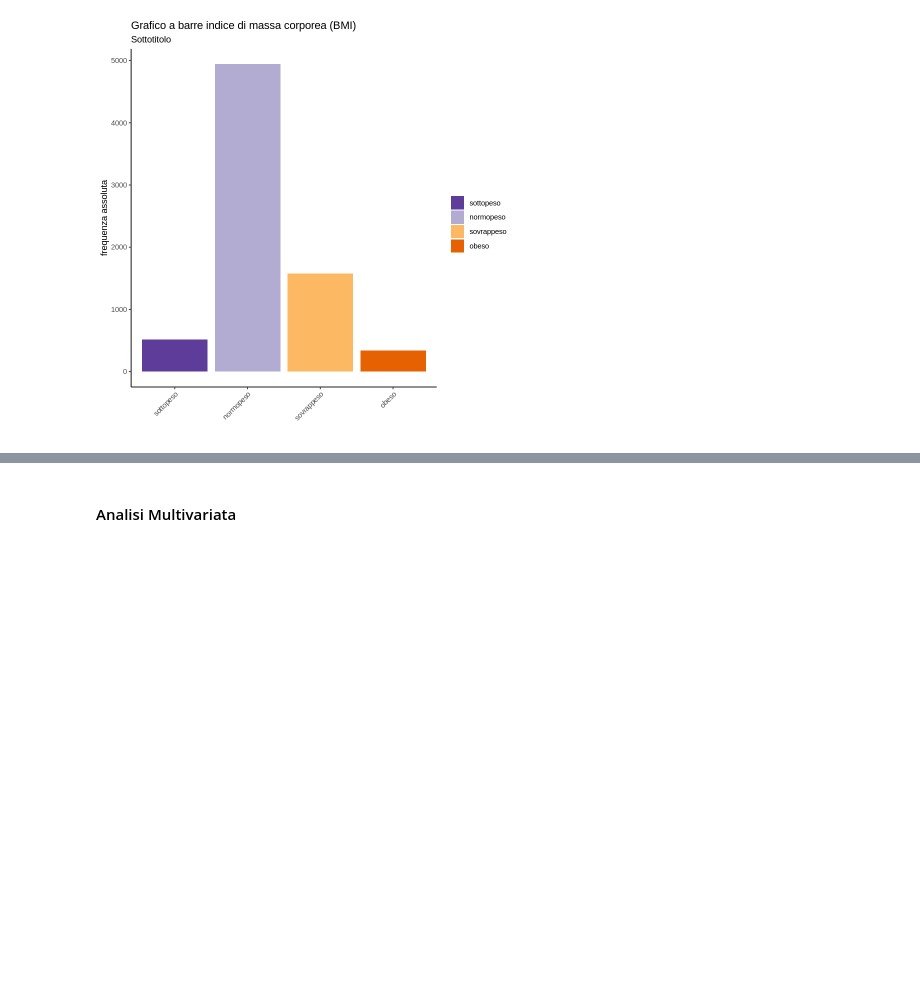
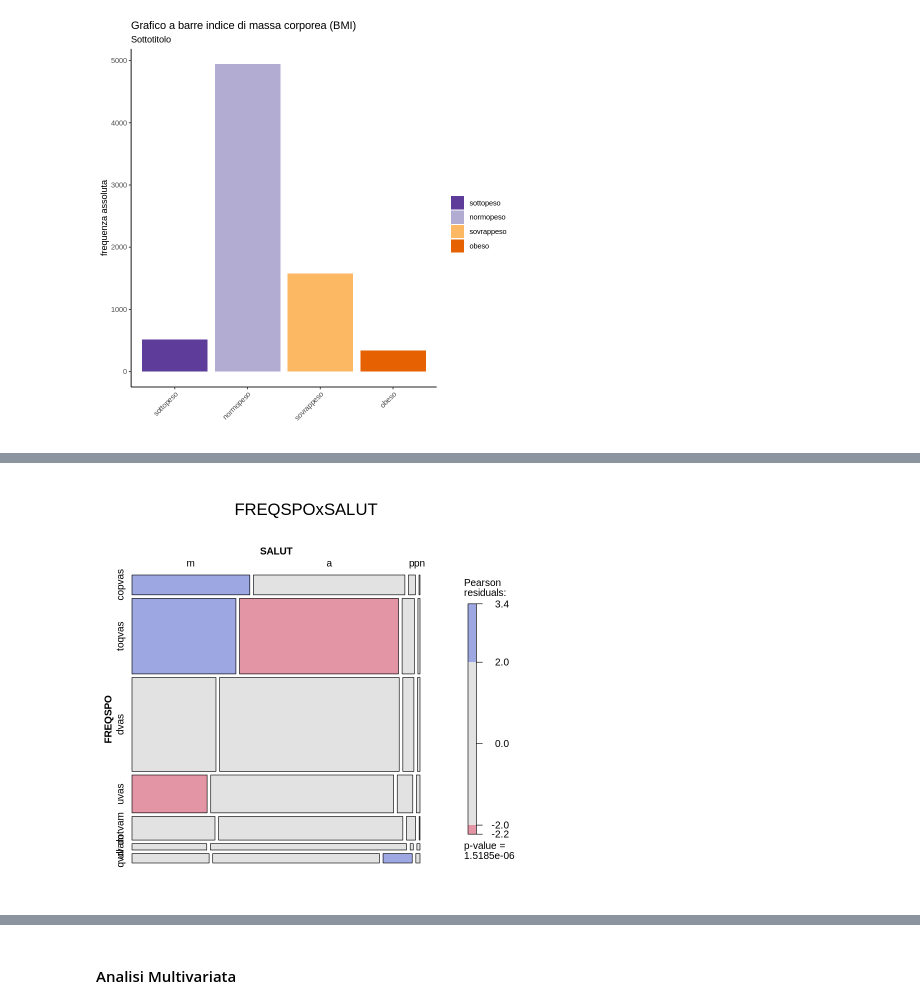
Before and after one commit to bolps/vdm2020, a Jupyter notebook: Progetto_VDM_Sport_e_alimentazione.ipynb, the cells around one changed output, grey strips where cells are left out. Cells and saved outputs as stored; diff of their text form; code cells hidden in the pictures; blank space fills up the shorter version.

```diff
--- a/Progetto_VDM_Sport_e_alimentazione.ipynb
+++ b/Progetto_VDM_Sport_e_alimentazione.ipynb
@@ -1754,0 +533,3 @@ X-squared = 104.02, df = 6, p-value < 2.2e-16
+# %%
+mosaic(~ FREQSPO + SALUT, data = AVQ18.sport, main = "FREQSPOxSALUT", shade = TRUE, legend = TRUE,abbreviate_labs = T)
+# %% [output]
@@ -1754,0 +538 @@ X-squared = 104.02, df = 6, p-value < 2.2e-16
+[figure, added]
```
Also changed, not shown: parts of 109 cells of this notebook.
